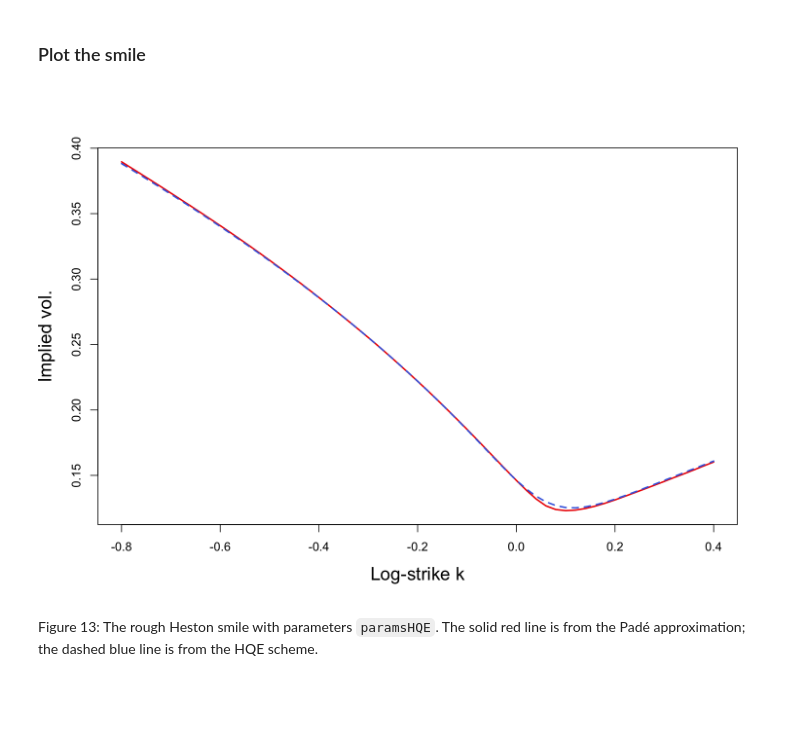
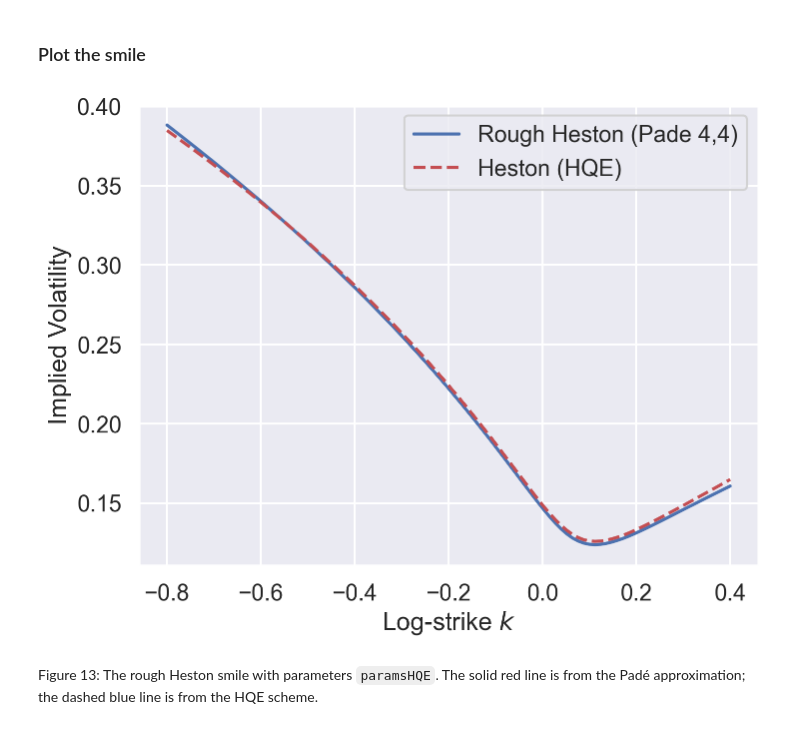
Before and after one commit to fbourgey/RoughVolatilityWorkshop, a Jupyter notebook: QM2024_4_Computation.ipynb, the cells around one changed output. Cells and saved outputs as stored; diff of their text form; code cells hidden in the pictures; blank space fills up the shorter version.

```diff
--- a/QM2024_4_Computation.ipynb
+++ b/QM2024_4_Computation.ipynb
@@ -1363,2 +1333,8 @@ S.128.HQE <- exp(res.128.HQE$x)
+# %%
+res_hqe = rough_heston.simulate_hqe(
+    T=T, params=params_heston, xi=xi_curve, n_mc=n_mc, n_steps=n_steps
+)
+# %%
+impvol_heston_hqe = black_otm_impvol_mc(S=np.exp(res_hqe["x"]), k=ks, T=T)
 # %% [markdown]
 ### Plot the smile
@@ -1368,11 +1341,12 @@ smile.128.HQE <- ivS(S.128.HQE, T = 1, exp(kk))
-# %%
-plot(kk, smile.128.HQE,
-     col = rd, lwd = 2, type = "l",
-     xlab = "Log-strike k", ylab = "Implied vol.", cex.lab = 1.5
-)
-lines(kk, volPade.44, col = bl, lwd = 2, lty = 2)
-# lines(kk,volPade.55,col=gr,lwd=4,lty=3)
-# %% [output]
-[figure, removed]
+# %%
+fig, ax = plt.subplots()
+ax.plot(ks, impvol_rheston_44, "b-", label="Rough Heston (Pade 4,4)")
+ax.plot(ks, impvol_heston_hqe, "r--", label="Heston (HQE)")
+ax.set_xlabel("Log-strike $k$")
+ax.set_ylabel("Implied Volatility")
+ax.legend()
+plt.show()
+# %% [output]
+[figure, added]
 # %% [markdown]
 Figure 13: The rough Heston smile with parameters `paramsHQE`.  The solid red line is from the Padé approximation; the dashed blue line is from the HQE scheme.
```
Also changed, not shown: parts of 18 cells of this notebook, 2 other files.
